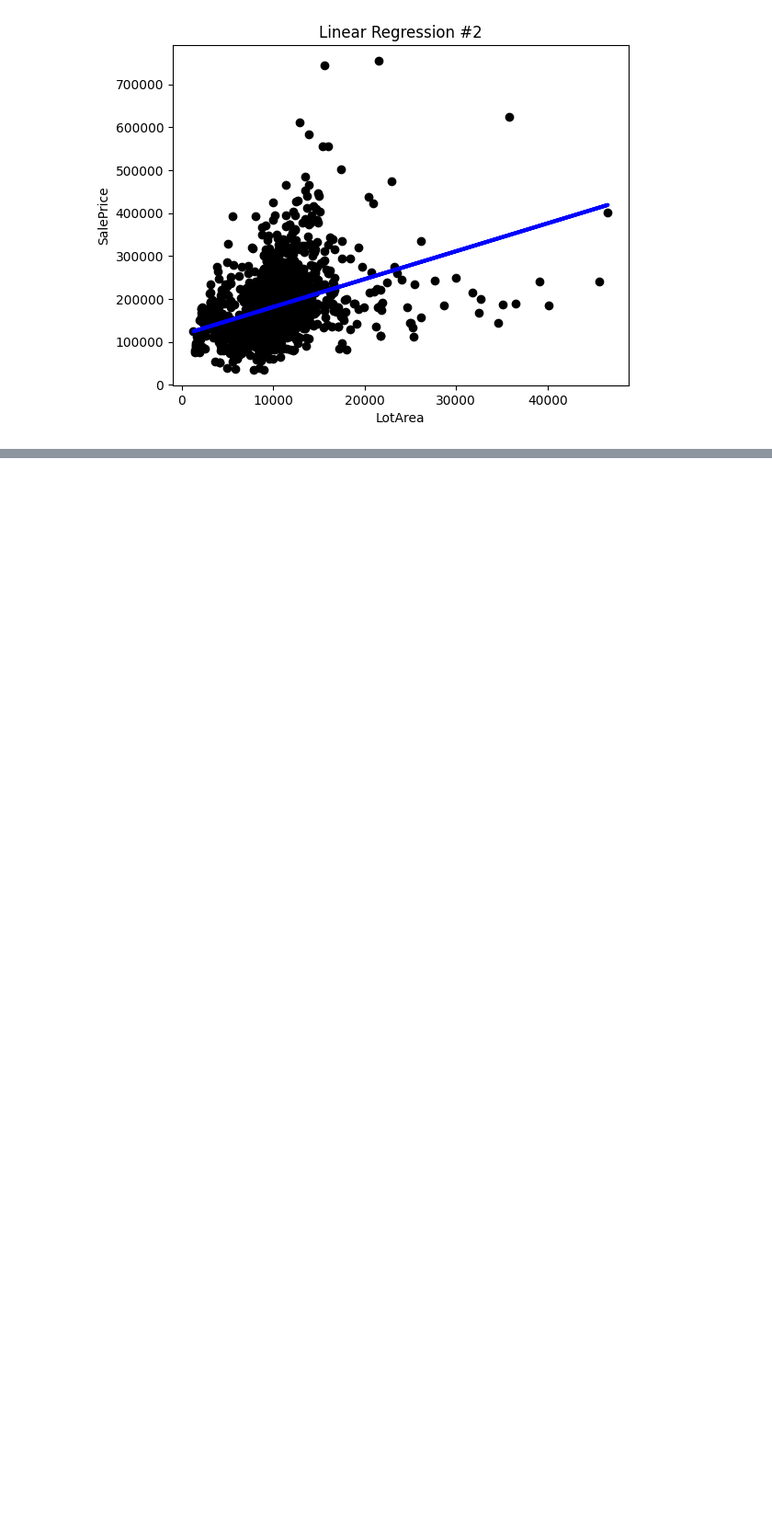
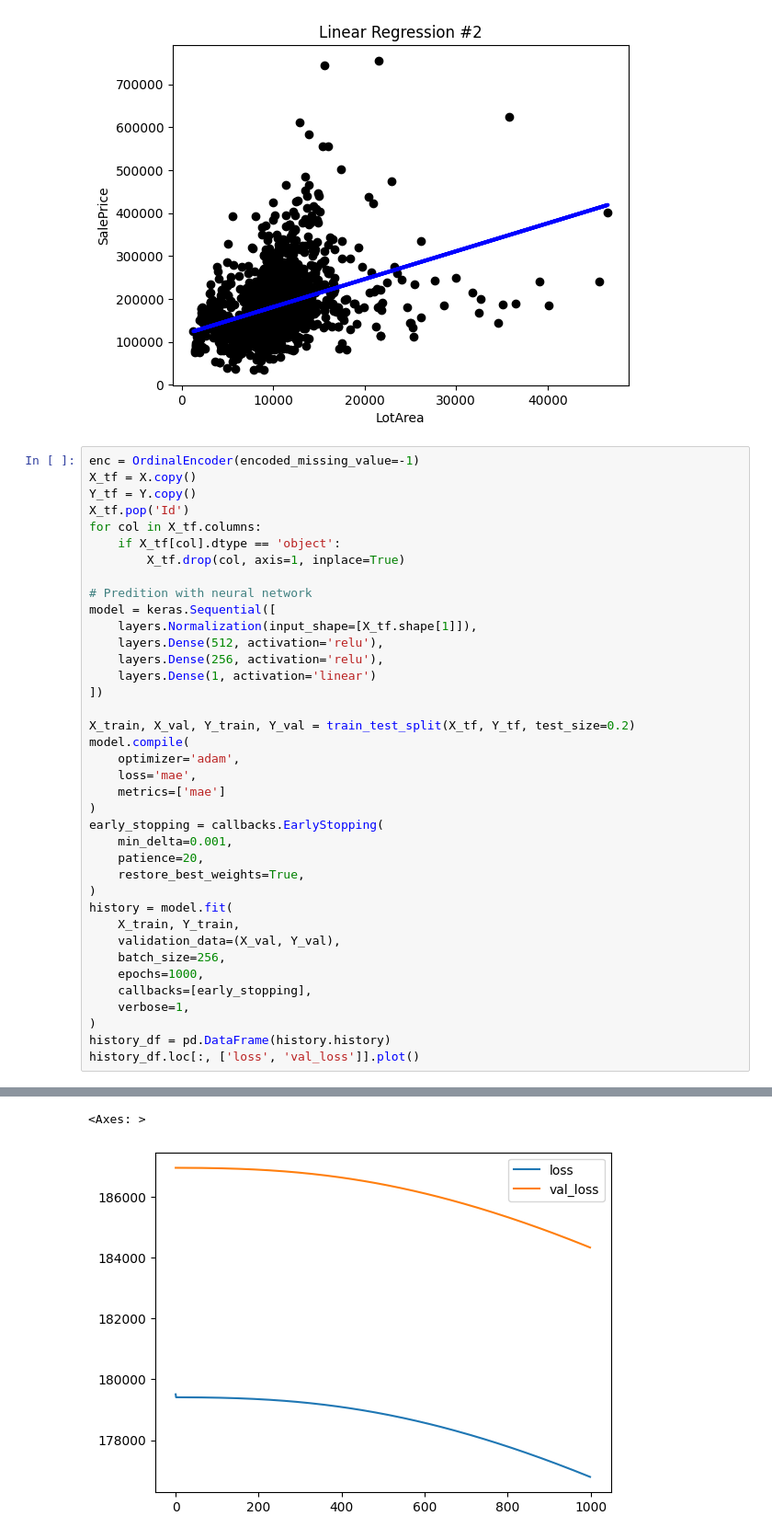
Before and after one commit to Sammers21/ml-playground, a Jupyter notebook: houses/sol.ipynb, the cells around one changed output, grey strips where cells are left out. Shown at 92% size. Cells and saved outputs as stored; diff of their text form; blank space fills up the shorter version.

Commit message:
Neural network attempt #1

```diff
--- a/houses/sol.ipynb
+++ b/houses/sol.ipynb
@@ -103,3 +104,42 @@ arr = np.concatenate((X_test['Id'].values.reshape(-1, 1).astype(int), Y_test.res
 np.savetxt("submission2.csv", arr, fmt='%d,%1.5f', header='Id,SalePrice', comments='')
 # %% [output]
 [figure]
+# %%
+enc = OrdinalEncoder(encoded_missing_value=-1)
+X_tf = X.copy()
+Y_tf = Y.copy()
+X_tf.pop('Id')
+for col in X_tf.columns:
+    if X_tf[col].dtype == 'object':
+        X_tf.drop(col, axis=1, inplace=True)
+
+# Predition with neural network
+model = keras.Sequential([
+    layers.Normalization(input_shape=[X_tf.shape[1]]),
+    layers.Dense(512, activation='relu'),
+    layers.Dense(256, activation='relu'),
+    layers.Dense(1, activation='linear')
+])
+
+X_train, X_val, Y_train, Y_val = train_test_split(X_tf, Y_tf, test_size=0.2)
+model.compile(
+    optimizer='adam',
+    loss='mae',
+    metrics=['mae']
+)
+early_stopping = callbacks.EarlyStopping(
+    min_delta=0.001,
+    patience=20,
+    restore_best_weights=True,
+)
+history = model.fit(
+    X_train, Y_train,
+    validation_data=(X_val, Y_val),
+    batch_size=256,
+    epochs=1000,
+    callbacks=[early_stopping],
+    verbose=1,
+)
+history_df = pd.DataFrame(history.history)
+history_df.loc[:, ['loss', 'val_loss']].plot()
+# %% [output]
@@ -105,0 +163,2 @@ np.savetxt("submission2.csv", arr, fmt='%d,%1.5f', header='Id,SalePrice', commen
+<Axes: >
+[figure, added]
```
Also changed, not shown: parts of 3 cells of this notebook.
